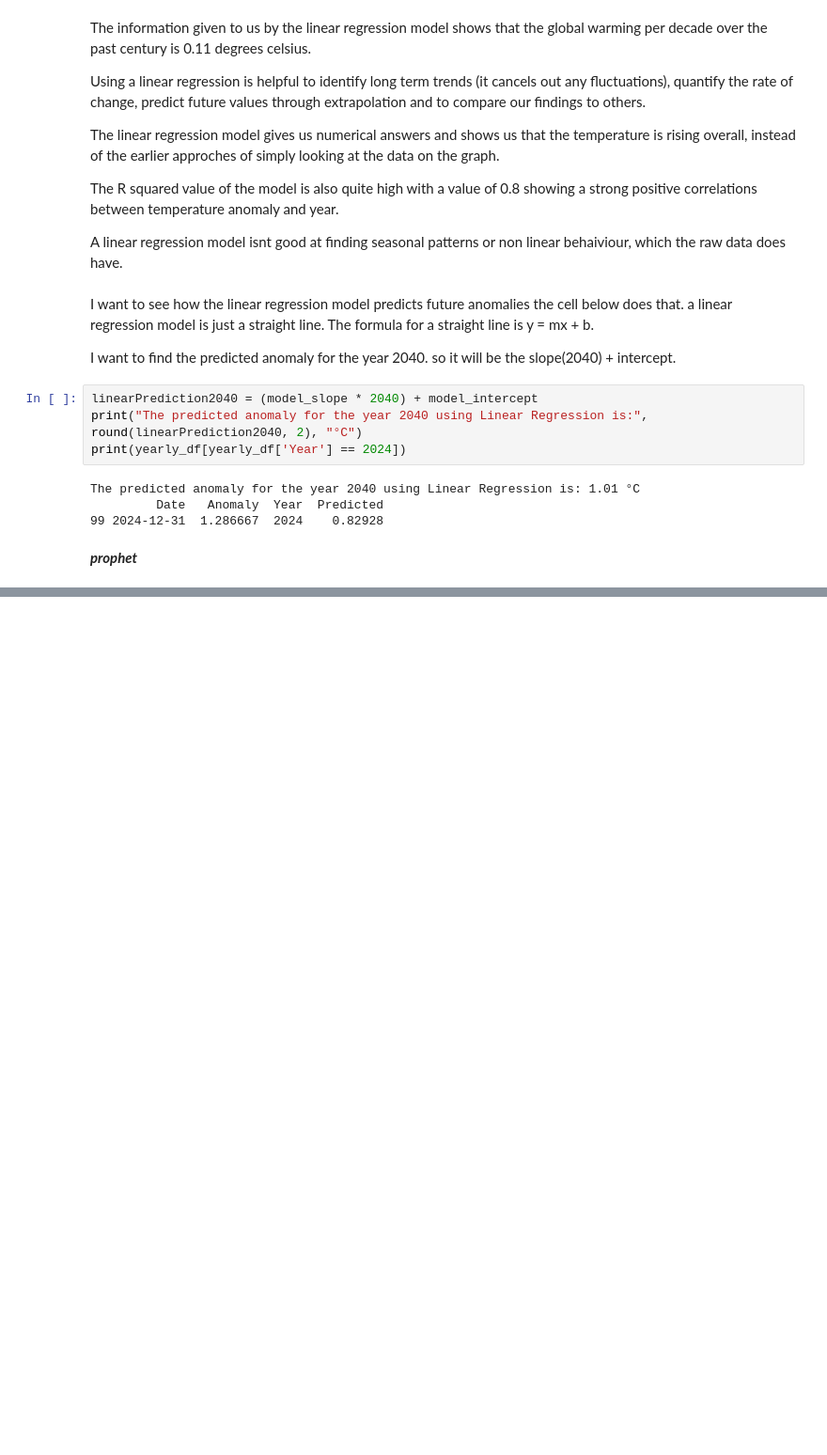
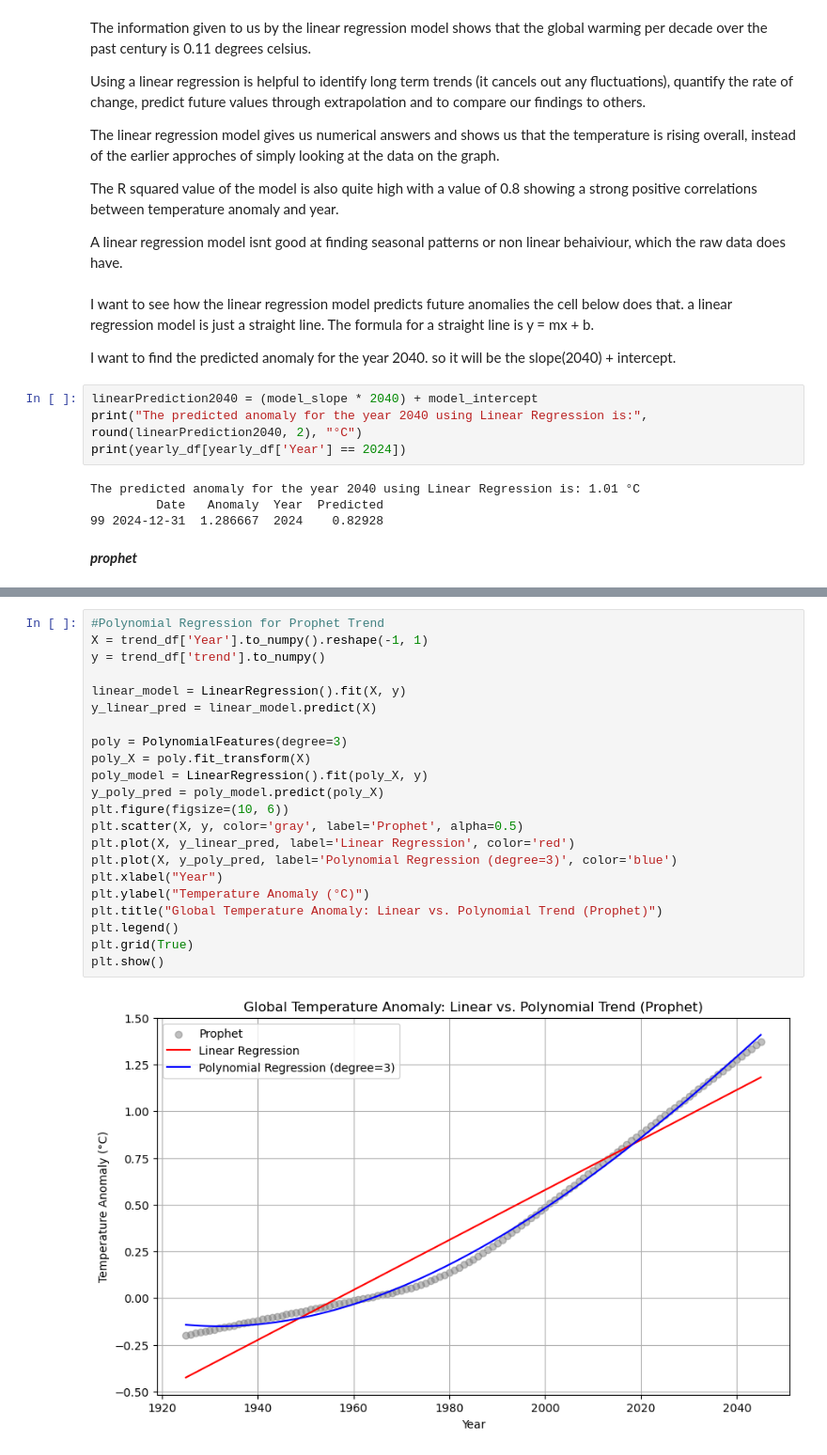
Before and after one commit to momopj/Temp-Anomaly-Analysis, a Jupyter notebook: Analysis.ipynb, the cells around one changed output, grey strips where cells are left out. Shown at 94% size. Cells and saved outputs as stored; diff of their text form; blank space fills up the shorter version.

```diff
--- a/Analysis.ipynb
+++ b/Analysis.ipynb
@@ -193,0 +274,24 @@ ModuleNotFoundError: No module named 'prophet'
+# %%
+#Polynomial Regression for Prophet Trend
+X = trend_df['Year'].to_numpy().reshape(-1, 1)
+y = trend_df['trend'].to_numpy()
+
+linear_model = LinearRegression().fit(X, y)
+y_linear_pred = linear_model.predict(X)
+
+poly = PolynomialFeatures(degree=3)
+poly_X = poly.fit_transform(X)
+poly_model = LinearRegression().fit(poly_X, y)
+y_poly_pred = poly_model.predict(poly_X)
+plt.figure(figsize=(10, 6))
+plt.scatter(X, y, color='gray', label='Prophet', alpha=0.5)
+plt.plot(X, y_linear_pred, label='Linear Regression', color='red')
+plt.plot(X, y_poly_pred, label='Polynomial Regression (degree=3)', color='blue')
+plt.xlabel("Year")
+plt.ylabel("Temperature Anomaly (°C)")
+plt.title("Global Temperature Anomaly: Linear vs. Polynomial Trend (Prophet)")
+plt.legend()
+plt.grid(True)
+plt.show()
+# %% [output]
+[figure, added]
```
Also changed, not shown: parts of 6 cells of this notebook.
